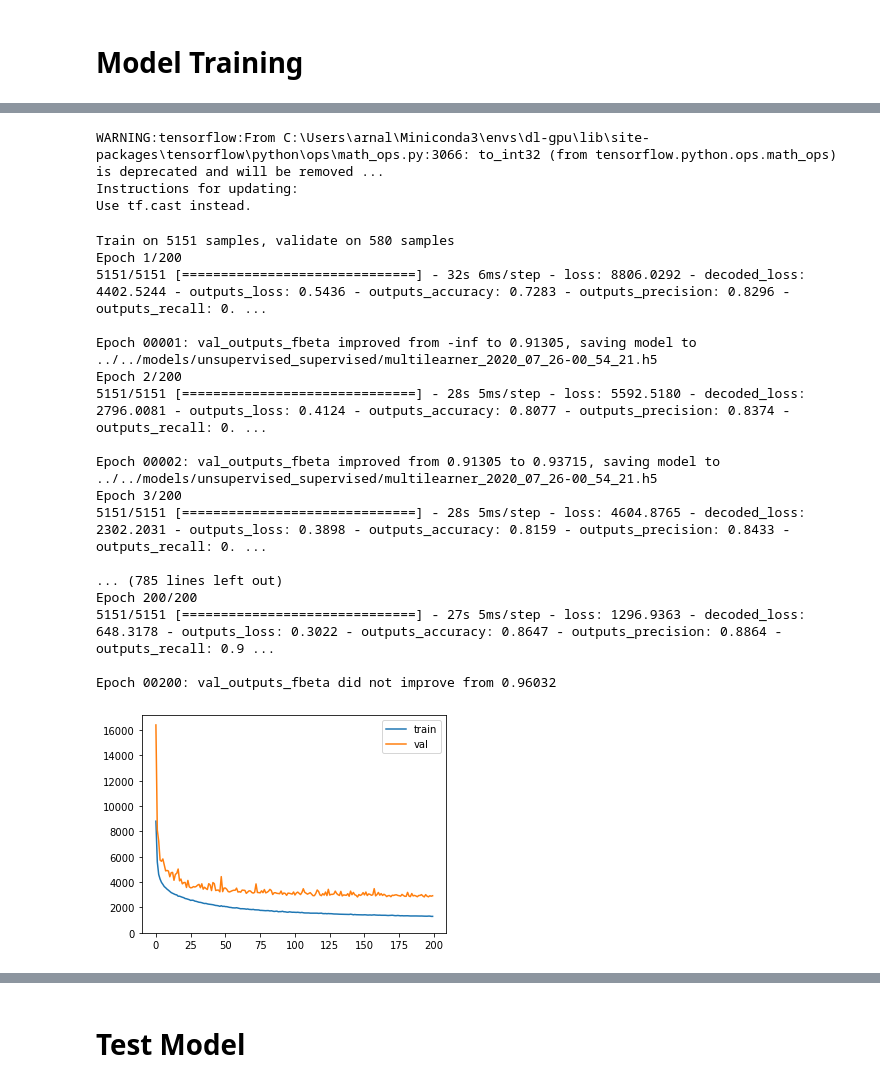
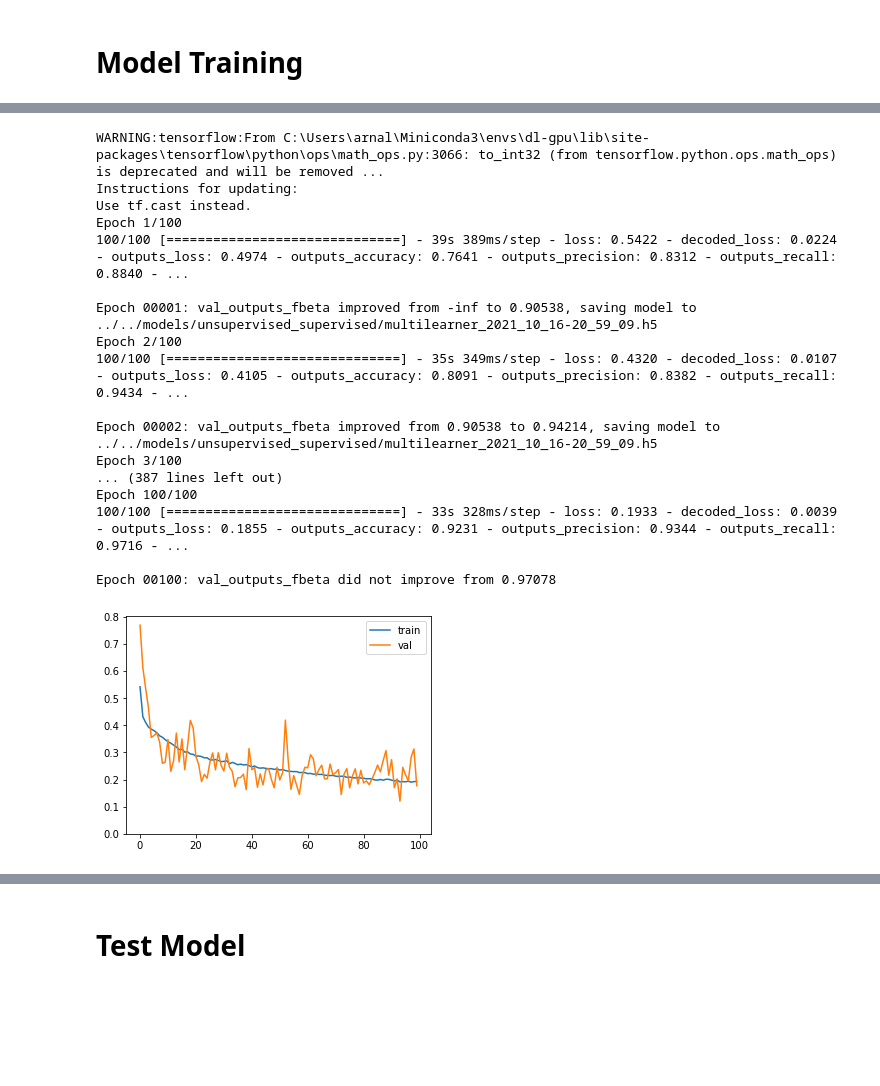
Before and after one commit to arnaldog12/icaonet, a Jupyter notebook: notebooks/supervised_unsupervised/Multilearning.ipynb, the cells around one changed output, grey strips where cells are left out. Saved outputs shown, nothing was run; the diff lists cells and outputs as text; code cells hidden in the pictures; blank space fills up the shorter version.

```diff
--- a/notebooks/supervised_unsupervised/Multilearning.ipynb
+++ b/notebooks/supervised_unsupervised/Multilearning.ipynb
@@ -104,3 +104,6 @@ train_mrks = mrks[x_train_idx]
 val_mrks = mrks[x_val_idx]
 
 # pkl.dump((x_train, x_val, train_mrks, val_mrks), open(FILE_AUTOENCODER_SAMPLES, 'wb'), -1)
+# %%
+daug_train = ImageDataGenerator(horizontal_flip=True, rescale=1/255)
+daug_val = ImageDataGenerator(rescale=1/255)
@@ -107,9 +123,5 @@ val_mrks = mrks[x_val_idx]
+# %%
+train_gen = MultiBranchGenerator(x_train, y_train, daug_train, seed=RANDOM_SEED)
+val_gen = MultiBranchGenerator(x_val, y_val, daug_val, steps_per_epoch=20, seed=RANDOM_SEED)
 # %% [markdown]
 # Model Training
-# %%
-x_train, x_val, _, _ = pkl.load(open(FILE_AUTOENCODER_SAMPLES, 'rb'))
-x_train /= 255.0
-x_val /= 255.0
-
-print(x_train.shape, x_train.dtype, x_train.min(), x_train.max())
-print(x_val.shape, x_val.dtype, x_val.min(), x_val.max())
@@ -187,7 +161,7 @@ def dense_layer(idx, prev_input, units, dropout=True, rate=0.5, activation='relu
     drop_name = f"dropout_{idx}"
 
     if dropout:
-        prev_input = Dropout(rate, name=drop_name)(prev_input)
-    out = Dense(units, activation=activation, name=dense_name)(prev_input)
+        prev_input = Dropout(rate)(prev_input)
+    out = Dense(units, activation=activation)(prev_input)
     return out
 # %%
@@ -258,74 +215,61 @@ plot_model(model, show_shapes=True)
 DECODED_LOSS_WEIGHT = 2.0
 OUTPUTS_LOSS_WEIGHT = 1.0
 
-mlflow.log_param("decoded loss weight", DECODED_LOSS_WEIGHT)
-mlflow.log_param("outputs loss weight", OUTPUTS_LOSS_WEIGHT)
+# mlflow.log_param("decoded loss weight", DECODED_LOSS_WEIGHT)
+# mlflow.log_param("outputs loss weight", OUTPUTS_LOSS_WEIGHT)
 
 losses = {
-    "decoded": vae_loss,
+    "decoded": "mean_squared_error",
     "outputs": "binary_crossentropy"
 }
 
 loss_weights = {
     "decoded": DECODED_LOSS_WEIGHT,
     "outputs": OUTPUTS_LOSS_WEIGHT
 }
 
 metrics = {
     "outputs": ["accuracy", precision, recall, f1, fbeta, specificity, npv, mcc]
 }
 METRIC_TO_MONITOR = "val_outputs_fbeta"
 
-outputs_train = {
-    "decoded": x_train,
-    "outputs": y_train
-}
-
-outputs_valid = {
-    "decoded": x_val,
-    "outputs": y_val
-}
-
 model.compile(optimizer='adam', loss=losses, loss_weights=loss_weights, metrics=metrics)
 
 FILE_MODEL = FOLDER_MODELS + timestamp_model_name(prefix="multilearner_")
 list_callbacks = [
     ModelCheckpoint(FILE_MODEL, monitor=METRIC_TO_MONITOR, mode="max", verbose=1, save_best_only=True),
-    EarlyStopping(monitor=METRIC_TO_MONITOR, mode="max", patience=50, verbose=1, restore_best_weights=True)
+    EarlyStopping(monitor=METRIC_TO_MONITOR, mode="max", patience=30, verbose=1, restore_best_weights=True)
 ]
 
-hist = model.fit(
-    x=x_train,
-    y=outputs_train,
-    batch_size=32,
-    epochs=200,
-    validation_data=(x_val, outputs_valid),
+hist = model.fit_generator(
+    train_gen,
+    steps_per_epoch=100,
+    epochs=100,
+    validation_data=val_gen,
+    validation_steps=20,
     callbacks=list_callbacks
 )
 
 plot.keras_hist(hist.history)
 # %% [output]
 WARNING:tensorflow:From C:\Users\arnal\Miniconda3\envs\dl-gpu\lib\site-packages\tensorflow\python\ops\math_ops.py:3066: to_int32 (from tensorflow.python.ops.math_ops) is deprecated and will be removed ...
 Instructions for updating:
 Use tf.cast instead.
+Epoch 1/100
+100/100 [==============================] - 39s 389ms/step - loss: 0.5422 - decoded_loss: 0.0224 - outputs_loss: 0.4974 - outputs_accuracy: 0.7641 - outputs_precision: 0.8312 - outputs_recall: 0.8840 - ...
+
+Epoch 00001: val_outputs_fbeta improved from -inf to 0.90538, saving model to ../../models/unsupervised_supervised/multilearner_2021_10_16-20_59_09.h5
+Epoch 2/100
+100/100 [==============================] - 35s 349ms/step - loss: 0.4320 - decoded_loss: 0.0107 - outputs_loss: 0.4105 - outputs_accuracy: 0.8091 - outputs_precision: 0.8382 - outputs_recall: 0.9434 - ...
+
+Epoch 00002: val_outputs_fbeta improved from 0.90538 to 0.94214, saving model to ../../models/unsupervised_supervised/multilearner_2021_10_16-20_59_09.h5
+Epoch 3/100
+... (387 lines left out)
+Epoch 100/100
+100/100 [==============================] - 33s 328ms/step - loss: 0.1933 - decoded_loss: 0.0039 - outputs_loss: 0.1855 - outputs_accuracy: 0.9231 - outputs_precision: 0.9344 - outputs_recall: 0.9716 - ...
+
+Epoch 00100: val_outputs_fbeta did not improve from 0.97078
-Train on 5151 samples, validate on 580 samples
-Epoch 1/200
-5151/5151 [==============================] - 32s 6ms/step - loss: 8806.0292 - decoded_loss: 4402.5244 - outputs_loss: 0.5436 - outputs_accuracy: 0.7283 - outputs_precision: 0.8296 - outputs_recall: 0. ...
-
-Epoch 00001: val_outputs_fbeta improved from -inf to 0.91305, saving model to ../../models/unsupervised_supervised/multilearner_2020_07_26-00_54_21.h5
-Epoch 2/200
-5151/5151 [==============================] - 28s 5ms/step - loss: 5592.5180 - decoded_loss: 2796.0081 - outputs_loss: 0.4124 - outputs_accuracy: 0.8077 - outputs_precision: 0.8374 - outputs_recall: 0. ...
-
-Epoch 00002: val_outputs_fbeta improved from 0.91305 to 0.93715, saving model to ../../models/unsupervised_supervised/multilearner_2020_07_26-00_54_21.h5
-Epoch 3/200
-5151/5151 [==============================] - 28s 5ms/step - loss: 4604.8765 - decoded_loss: 2302.2031 - outputs_loss: 0.3898 - outputs_accuracy: 0.8159 - outputs_precision: 0.8433 - outputs_recall: 0. ...
-
-... (785 lines left out)
-Epoch 200/200
-5151/5151 [==============================] - 27s 5ms/step - loss: 1296.9363 - decoded_loss: 648.3178 - outputs_loss: 0.3022 - outputs_accuracy: 0.8647 - outputs_precision: 0.8864 - outputs_recall: 0.9 ...
-
-Epoch 00200: val_outputs_fbeta did not improve from 0.96032
-[figure, old version]
+[figure, new version]
 # %%
 history = hist.history
 
```
Also changed, not shown: parts of 10 cells of this notebook, 3 other files.
